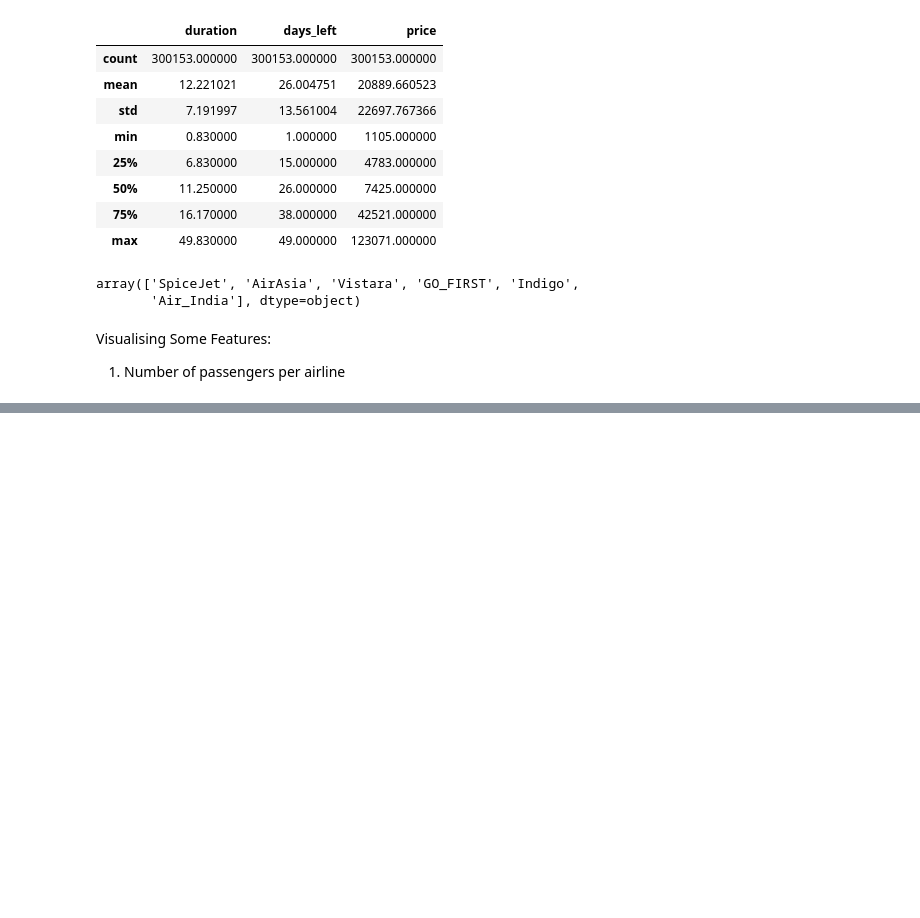
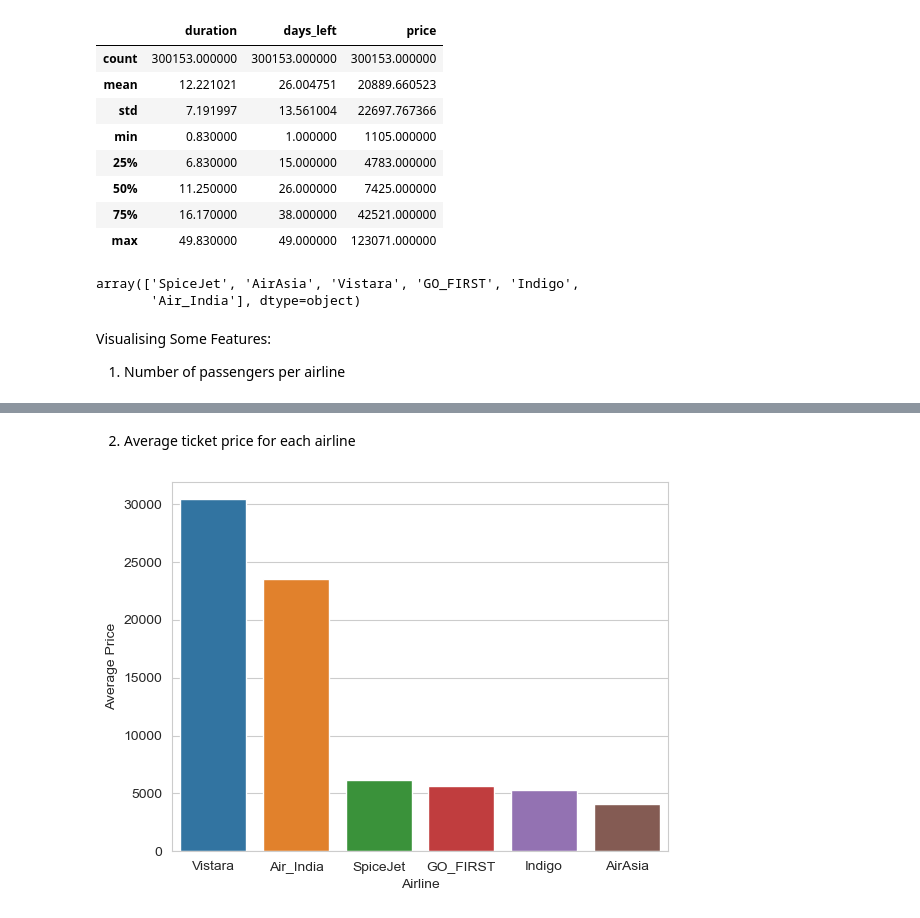
Before and after one commit to sirisha0505/LetslearnGit, a Jupyter notebook: Making clean data from Business & economy files - Flight price prediction.ipynb, the cells around one changed output, grey strips where cells are left out. Drawn from its saved outputs; the diff is of its cells as text; code cells hidden in the pictures; blank space fills up the shorter version.

```diff
--- a/Making clean data from Business & economy files - Flight price prediction.ipynb
+++ b/Making clean data from Business & economy files - Flight price prediction.ipynb
@@ -300,0 +299,12 @@ NameError: name 'sns' is not defined
+# %% [markdown]
+2. Average ticket price for each airline
+# %%
+avg_price = df.groupby('airline')['price'].mean().reset_index()
+avg_price = avg_price.sort_values(by='price',ascending=False)
+sns.barplot(x='airline', y='price', data=avg_price)
+
+plt.xlabel('Airline')
+plt.ylabel('Average Price')
+plt.show()
+# %% [output]
+[figure, added]
```
Also changed, not shown: parts of 10 cells of this notebook.
